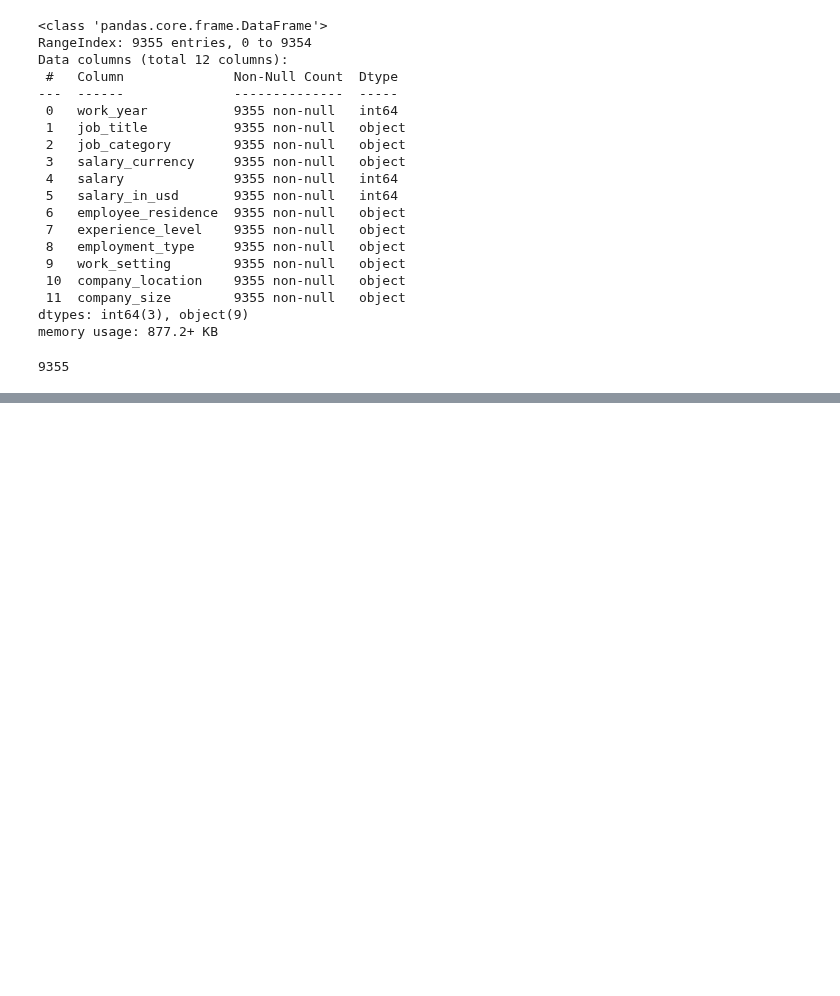
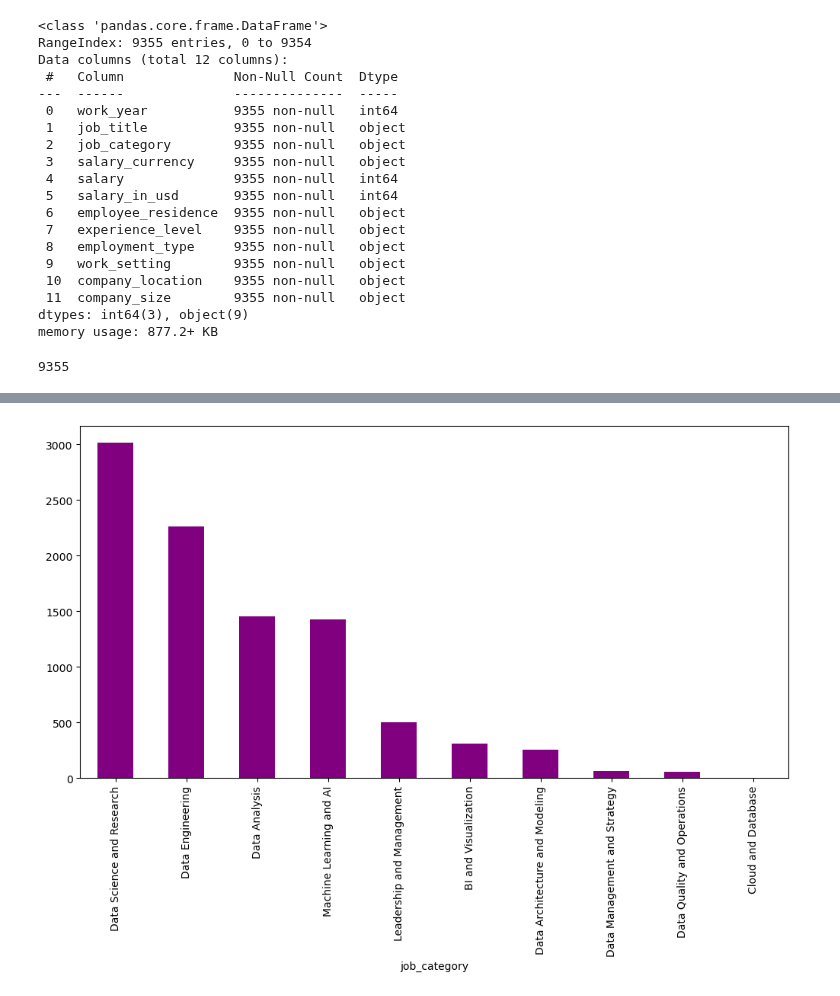
Before and after one commit to msnkr/python_projects, a Jupyter notebook: ML/jobs-in-data/jobs_in_data.ipynb, the cells around one changed output, grey strips where cells are left out. Cells and saved outputs as stored; diff of their text form; code cells hidden in the pictures; blank space fills up the shorter version.

```diff
--- a/ML/jobs-in-data/jobs_in_data.ipynb
+++ b/ML/jobs-in-data/jobs_in_data.ipynb
@@ -54,0 +62,6 @@ plt.barh(df["job_category"], df["salary"], color="orange");
+# %%
+plt.figure(figsize=(12, 6))
+job_title = df["job_category"].value_counts()
+job_title.plot(kind="bar", color="purple");
+# %% [output]
+[figure, added]
```
Also changed, not shown: parts of 4 cells of this notebook.
